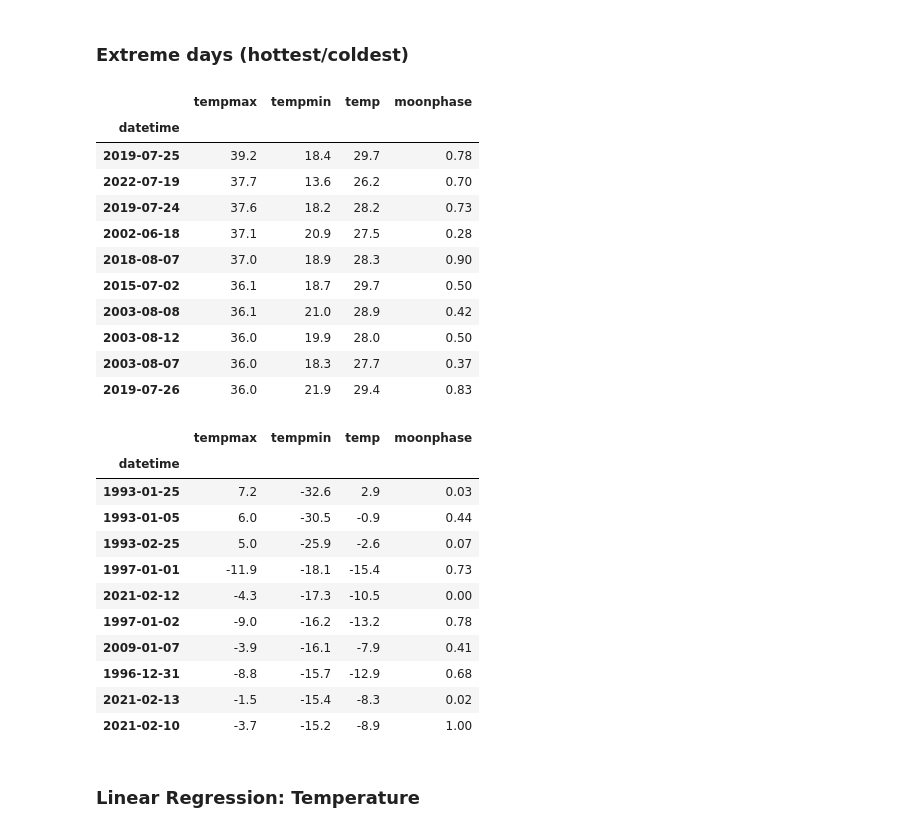
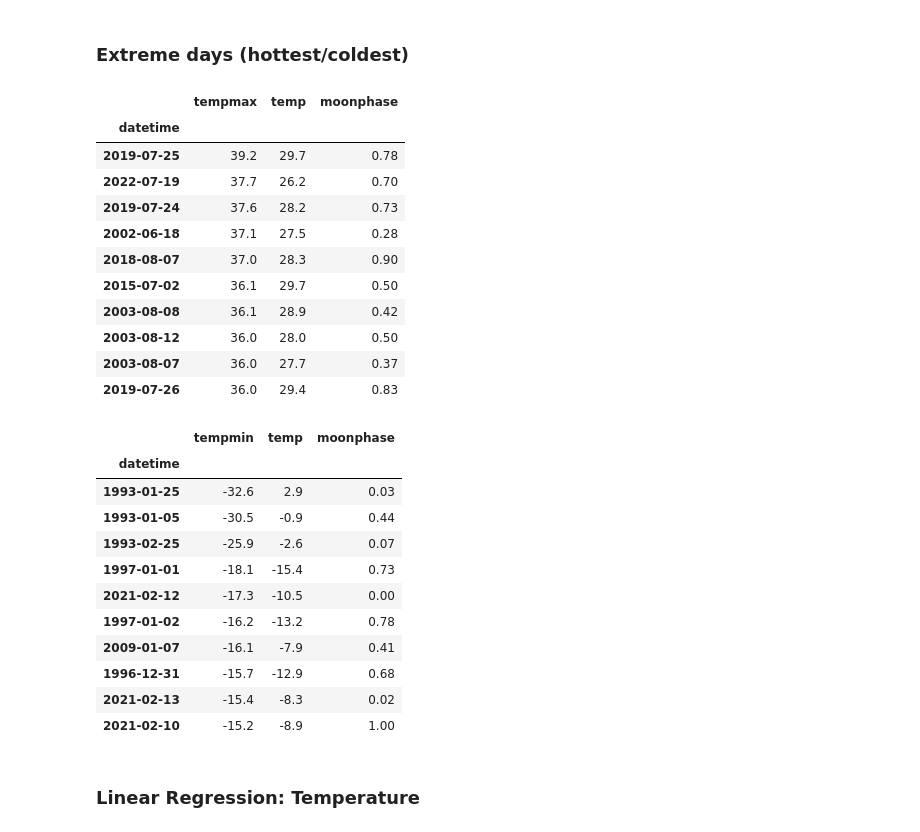
Before and after one commit to SamGTex/climate-analysis, a Jupyter notebook: analyse/Report_Dortmund_2022.ipynb, the cells around one changed output. Cells and saved outputs as stored; diff of their text form; code cells hidden in the pictures.

```diff
--- a/analyse/Report_Dortmund_2022.ipynb
+++ b/analyse/Report_Dortmund_2022.ipynb
@@ -83,38 +83,38 @@ plt.show()
 ### Extreme days (hottest/coldest)
 # %%
 # hottest days
-df_hot = df.sort_values(by=['tempmax'], ascending=False)[['tempmax', 'tempmin', 'temp', 'moonphase']]
+df_hot = df.sort_values(by=['tempmax'], ascending=False)[['tempmax', 'temp', 'moonphase']]
 df_hot.head(10)
 # %% [output]
-|  | tempmax | tempmin | temp | moonphase |
-| datetime |  |  |  |  |
-| 2019-07-25 | 39.2 | 18.4 | 29.7 | 0.78 |
-| 2022-07-19 | 37.7 | 13.6 | 26.2 | 0.70 |
-| 2019-07-24 | 37.6 | 18.2 | 28.2 | 0.73 |
-| 2002-06-18 | 37.1 | 20.9 | 27.5 | 0.28 |
-| 2018-08-07 | 37.0 | 18.9 | 28.3 | 0.90 |
-| 2015-07-02 | 36.1 | 18.7 | 29.7 | 0.50 |
-| 2003-08-08 | 36.1 | 21.0 | 28.9 | 0.42 |
-| 2003-08-12 | 36.0 | 19.9 | 28.0 | 0.50 |
-| 2003-08-07 | 36.0 | 18.3 | 27.7 | 0.37 |
-| 2019-07-26 | 36.0 | 21.9 | 29.4 | 0.83 |
+|  | tempmax | temp | moonphase |
+| datetime |  |  |  |
+| 2019-07-25 | 39.2 | 29.7 | 0.78 |
+| 2022-07-19 | 37.7 | 26.2 | 0.70 |
+| 2019-07-24 | 37.6 | 28.2 | 0.73 |
+| 2002-06-18 | 37.1 | 27.5 | 0.28 |
+| 2018-08-07 | 37.0 | 28.3 | 0.90 |
+| 2015-07-02 | 36.1 | 29.7 | 0.50 |
+| 2003-08-08 | 36.1 | 28.9 | 0.42 |
+| 2003-08-12 | 36.0 | 28.0 | 0.50 |
+| 2003-08-07 | 36.0 | 27.7 | 0.37 |
+| 2019-07-26 | 36.0 | 29.4 | 0.83 |
 # %%
 # coldest days
-df_cold = df.sort_values(by=['tempmin'], ascending=True)[['tempmax', 'tempmin', 'temp', 'moonphase']]
+df_cold = df.sort_values(by=['tempmin'], ascending=True)[['tempmin', 'temp', 'moonphase']]
 df_cold.head(10)
 # %% [output]
-|  | tempmax | tempmin | temp | moonphase |
-| datetime |  |  |  |  |
-| 1993-01-25 | 7.2 | -32.6 | 2.9 | 0.03 |
-| 1993-01-05 | 6.0 | -30.5 | -0.9 | 0.44 |
-| 1993-02-25 | 5.0 | -25.9 | -2.6 | 0.07 |
-| 1997-01-01 | -11.9 | -18.1 | -15.4 | 0.73 |
-| 2021-02-12 | -4.3 | -17.3 | -10.5 | 0.00 |
-| 1997-01-02 | -9.0 | -16.2 | -13.2 | 0.78 |
-| 2009-01-07 | -3.9 | -16.1 | -7.9 | 0.41 |
-| 1996-12-31 | -8.8 | -15.7 | -12.9 | 0.68 |
-| 2021-02-13 | -1.5 | -15.4 | -8.3 | 0.02 |
-| 2021-02-10 | -3.7 | -15.2 | -8.9 | 1.00 |
+|  | tempmin | temp | moonphase |
+| datetime |  |  |  |
+| 1993-01-25 | -32.6 | 2.9 | 0.03 |
+| 1993-01-05 | -30.5 | -0.9 | 0.44 |
+| 1993-02-25 | -25.9 | -2.6 | 0.07 |
+| 1997-01-01 | -18.1 | -15.4 | 0.73 |
+| 2021-02-12 | -17.3 | -10.5 | 0.00 |
+| 1997-01-02 | -16.2 | -13.2 | 0.78 |
+| 2009-01-07 | -16.1 | -7.9 | 0.41 |
+| 1996-12-31 | -15.7 | -12.9 | 0.68 |
+| 2021-02-13 | -15.4 | -8.3 | 0.02 |
+| 2021-02-10 | -15.2 | -8.9 | 1.00 |
 # %% [markdown]
 ### Linear Regression: Temperature
 # %%
```
Also changed, not shown: parts of 9 cells of this notebook, 10 other files.
